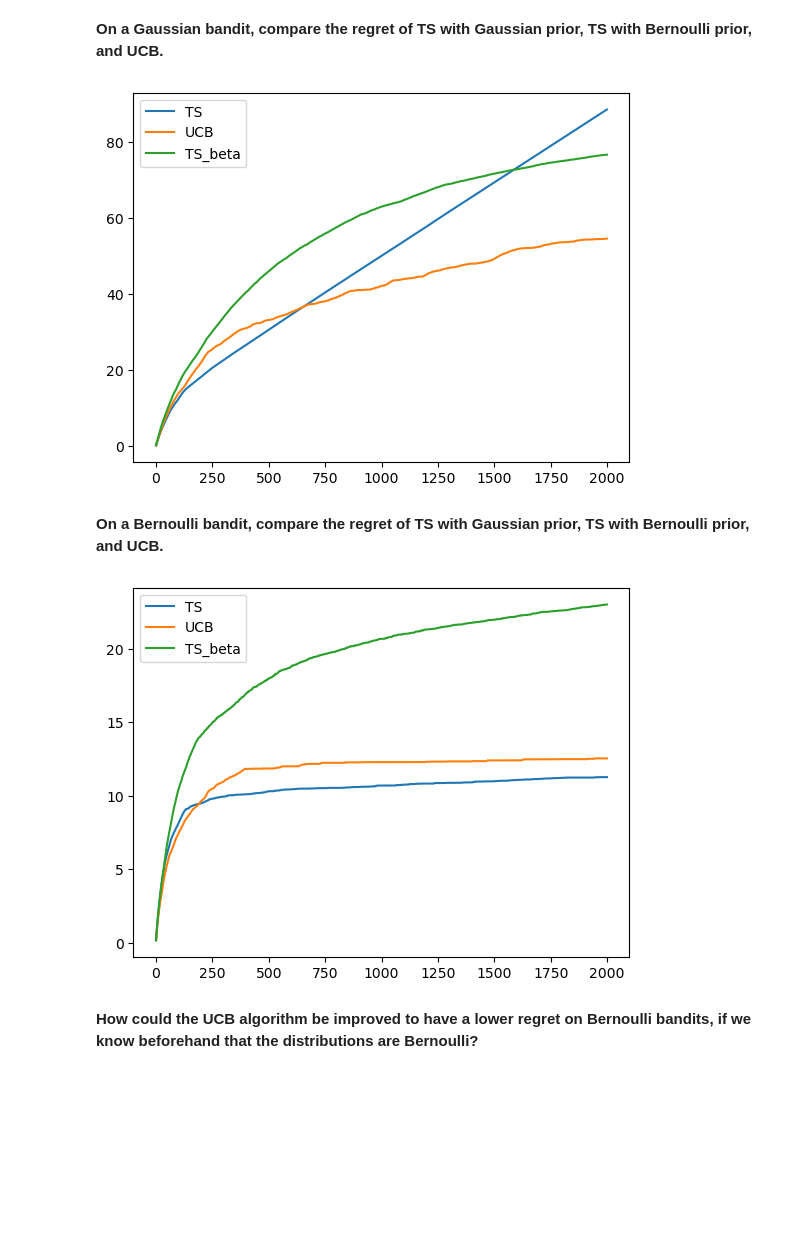
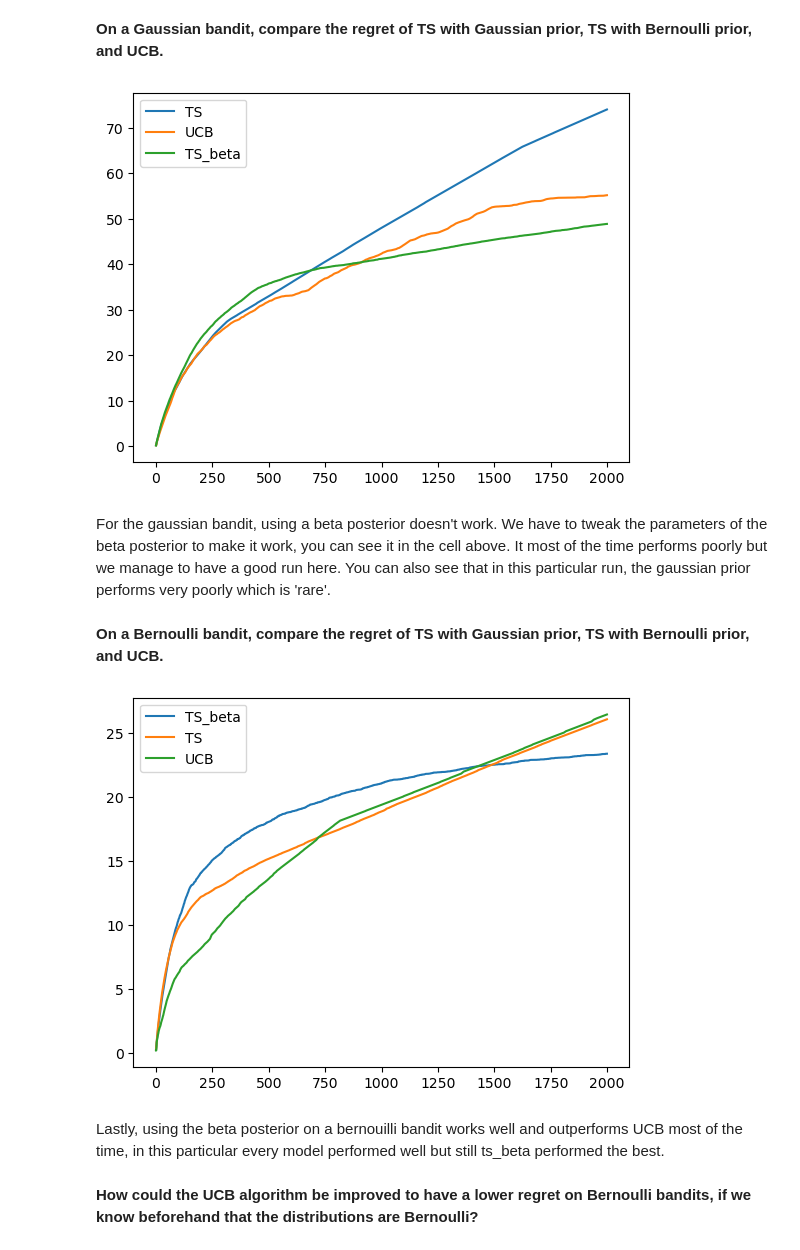
Before and after one commit to benech17/Reinforcement-Learning-SDIA, a Jupyter notebook: TP3/Bandit_merged.ipynb, the cells around one changed output. Cells and saved outputs as stored; diff of their text form; code cells hidden in the pictures; blank space fills up the shorter version.

```diff
--- a/TP3/Bandit_merged.ipynb
+++ b/TP3/Bandit_merged.ipynb
@@ -448,7 +448,7 @@ def TS(emp_means, nb_pulls, t):
         if nb_pulls[k]==0:
             pulls[k]=np.random.normal(0,1)
         else:
-            pulls[k]=np.random.normal(emp_means[k]*(nb_pulls[k])/(nb_pulls[k]+1),1/np.sqrt((nb_pulls[k]+1)))
+            pulls[k]=np.random.normal(emp_means[k],1/((nb_pulls[k]+1)))
     return np.argmax(pulls)
 # %% [markdown]
 **Plot the regret of Gaussian TS and UCB on the Gaussian bandit from previous questions, as well as on a Bernoulli bandit with same means. Discuss.**
@@ -522,7 +524,7 @@ for n in range(N):
     nb_pulls = np.zeros(K)
     actions = np.zeros(T, dtype=int)
     for t in range(T):
-        arm = UCB_c(emp_means, nb_pulls, t,1)
+        arm = UCB_c(emp_means, nb_pulls, t,0.1)
         actions[t] = arm
         rewards = B.sample(arm)
         regrets[t,n] = regret(mu, actions[:t+1])[t]
@@ -610,9 +611,8 @@ for n in range(N):
     emp_means = np.zeros(K)
     nb_pulls = np.zeros(K)
     actions = np.zeros(T, dtype=int)
-    eps_0=100
     for t in range(T):
-        arm = TS_beta(emp_means, nb_pulls, t,"Gaussian")
+        arm = TS_beta(emp_means, nb_pulls, t, type='gaussian')
         actions[t] = arm
         rewards = B.sample(arm)
         regrets[t,n] = regret(mu, actions[:t+1])[t]
@@ -625,7 +625,9 @@ plt.legend(["TS","UCB","TS_beta"])
 
 plt.show()
 # %% [output]
-[figure, old version]
+[figure, new version]
+# %% [markdown]
+For the gaussian bandit, using a beta posterior doesn't work. We have to tweak the parameters of the beta posterior to make it work, you can see it in the cell above. It most of the time performs poorly but we manage to have a good run here. You can also see that in this particular run, the gaussian prior performs very poorly which is 'rare'.
 # %% [markdown]
 **On a Bernoulli bandit, compare the regret of TS with Gaussian prior, TS with Bernoulli prior, and UCB.**
 # %%
@@ -634,6 +636,22 @@ N=30
 mu = np.array([0.3, 0.5, 0.25, 0.1])
 B = BernoulliBandit(mu)
 K=len(mu)
+
+regrets = np.zeros((T,N))
+for n in range(N):
+    emp_means = np.zeros(K)
+    nb_pulls = np.zeros(K)
+    actions = np.zeros(T, dtype=int)
+    eps_0=100
+    for t in range(T):
+        arm = TS_beta(emp_means, nb_pulls, t)
+        actions[t] = arm
+        rewards = B.sample(arm)
+        regrets[t,n] = regret(mu, actions[:t+1])[t]
+        nb_pulls[arm] += 1
+        emp_means[arm] = (emp_means[arm]*(nb_pulls[arm]-1) + rewards)/nb_pulls[arm]
+mean_regret = np.mean(regrets, axis=1)
+plt.plot(mean_regret)
 
 regrets = np.zeros((T,N))
 for n in range(N):
@@ -642,50 +660,38 @@ for n in range(N):
     actions = np.zeros(T, dtype=int)
     for t in range(T):
         arm = TS(emp_means, nb_pulls, t)
         actions[t] = arm
         rewards = B.sample(arm)
         regrets[t,n] = regret(mu, actions[:t+1])[t]
         nb_pulls[arm] += 1
         emp_means[arm] = (emp_means[arm]*(nb_pulls[arm]-1) + rewards)/nb_pulls[arm]
 mean_regret = np.mean(regrets, axis=1)
 plt.plot(mean_regret)
 
 regrets = np.zeros((T,N))
 for n in range(N):
     emp_means = np.zeros(K)
     nb_pulls = np.zeros(K)
     actions = np.zeros(T, dtype=int)
     for t in range(T):
         arm = UCB_c(emp_means, nb_pulls, t,0.1)
         actions[t] = arm
         rewards = B.sample(arm)
         regrets[t,n] = regret(mu, actions[:t+1])[t]
         nb_pulls[arm] += 1
         emp_means[arm] = (emp_means[arm]*(nb_pulls[arm]-1) + rewards)/nb_pulls[arm]
 mean_regret = np.mean(regrets, axis=1)
 plt.plot(mean_regret)
 
-regrets = np.zeros((T,N))
-for n in range(N):
-    emp_means = np.zeros(K)
-    nb_pulls = np.zeros(K)
-    actions = np.zeros(T, dtype=int)
-    eps_0=100
-    for t in range(T):
-        arm = TS_beta(emp_means, nb_pulls, t,"Bernouilli")
-        actions[t] = arm
-        rewards = B.sample(arm)
-        regrets[t,n] = regret(mu, actions[:t+1])[t]
-        nb_pulls[arm] += 1
-        emp_means[arm] = (emp_means[arm]*(nb_pulls[arm]-1) + rewards)/nb_pulls[arm]
-mean_regret = np.mean(regrets, axis=1)
-plt.plot(mean_regret)
 
-plt.legend(["TS","UCB","TS_beta"])
+
+plt.legend(["TS_beta","TS","UCB"])
 
 plt.show()
 # %% [output]
-[figure, old version]
+[figure, new version]
+# %% [markdown]
+Lastly, using the beta posterior on a bernouilli bandit works well and outperforms UCB most of the time, in this particular every model performed well but still ts_beta performed the best.
 # %% [markdown]
 **How could the UCB algorithm be improved to have a lower regret on Bernoulli bandits, if we know beforehand that the distributions are Bernoulli?**
 # %% [markdown]
```
Also changed, not shown: parts of 5 cells of this notebook.
